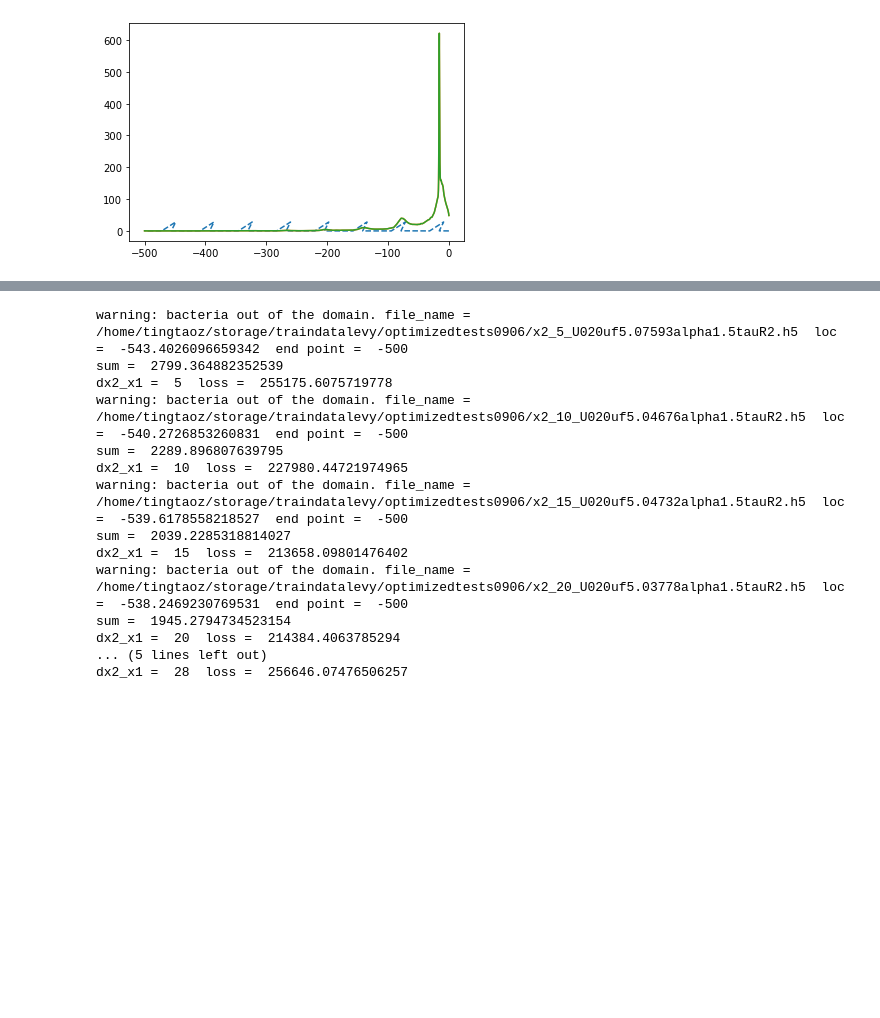
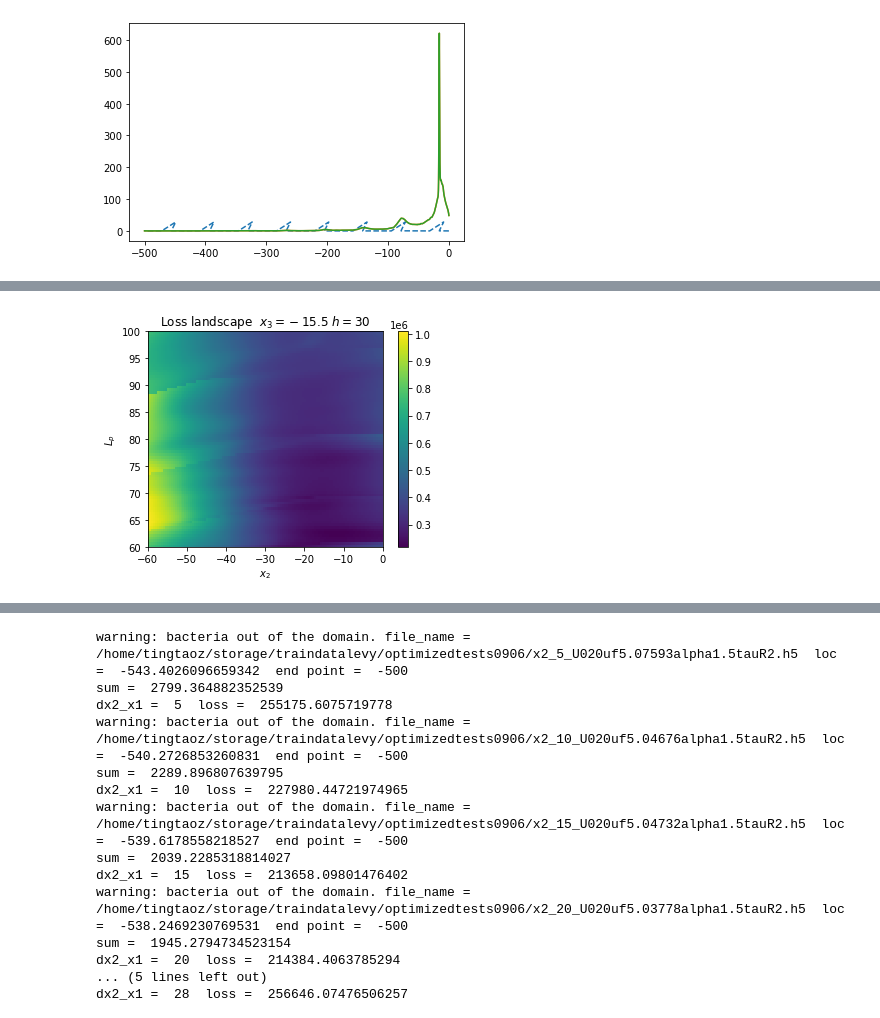
Before and after one commit to zongyi-li/Geo-FNO-catheter, a Jupyter notebook: data_analysis_length.ipynb, the cells around one changed output, grey strips where cells are left out. Drawn from its saved outputs; the diff is of its cells as text; code cells hidden in the pictures; blank space fills up the shorter version.

```diff
--- a/data_analysis_length.ipynb
+++ b/data_analysis_length.ipynb
@@ -215,24 +282,24 @@ plt.ylim([-30, 0])
 # %%
 # L_p, x2, x3, h
 # fix L_p, h
+# L_p, x1, x2, x3, h = 62.2564697265625,  -31.12823486328125, -11.565677642822266,
 
-x3, h = -15.5,  30.0
+
+x3, h = -15.864848136901855, 29.99827766418457
 x3, h =  torch.tensor(x3, dtype=torch.float), torch.tensor(h, dtype=torch.float)
 
-# 60.89578107 -30.44789053  -3.74659224 -15.23394195  28.72308896
-nx2, nx3 = 60*2+1, np.int64((L_p/2-15)*2+1)
-Lp_range = np.linspace(61, 249, 188*2 + 1)
-x2_range = np.linspace(-249, 0, 249*2 + 1)
+Lp_range = np.linspace(60, 100, 40*2 + 1)
+x2_range = np.linspace(-60, 0, 60*2 + 1)
 
 xx_mask = numpy.linspace(1.0, 0, N_s) * (-L_x)
 loss = np.zeros((len(x2_range), len(Lp_range)))
 for i in range(len(x2_range)):
     for j in range(len(Lp_range)):
         if Lp_range[j] + x2_range[i] < 0.0:
-            loss[i,j] = np.NaN
+            loss[i,j] = np.nan
         else:
             x2, Lp = torch.tensor(x2_range[i], dtype=torch.float), torch.tensor(Lp_range[j], dtype=torch.float)
-            X_Y, X, Y = catheter_mesh_1d_total_length(L_x, L_p, x2, x3, h, N_s)
+            X_Y, X, Y = catheter_mesh_1d_total_length(L_x, Lp, x2, x3, h, N_s)
 
             out = torch.exp(model(X_Y).squeeze()).detach().cpu().numpy()
             loss[i,j] = -np.dot(out, xx_mask)* L_x/N_s
@@ -257,0 +306,74 @@ Text(0.5, 1.0, 'Training data')
+# %%
+X, Y = np.meshgrid(x2_range ,Lp_range)
+plt.figure(figsize=(5,4))
+plt.pcolormesh(X, Y, loss.transpose())
+cbar = plt.colorbar()
+cbar.formatter.set_powerlimits((0, 0))
+plt.xlabel(r"$x_2$")
+plt.ylabel(r"$L_p$")
+plt.title("Loss landscape "+r" $x_3=-15.5 ~ h=30$")
+plt.tight_layout()
+plt.savefig("landscape-x2-Lp.pdf")
+
+
+plt.figure()
+plt.scatter(inputPara_raw[4,:], inputPara_raw[2,:])
+plt.xlabel(r"$x_2$")
+plt.ylabel(r"$L_p$")
+plt.title("Training data")
+# plt.ylim([-30, 0])
+
+
+
+fig = plt.figure(figsize=(4,3))
+ax = fig.add_subplot(111, projection='3d')
+ax.contour(X.T, Y.T, (loss), 10,  colors="black", linestyles="solid")
+
+ax.scatter([-11.565677642822266], [62.2564697265625], [(217993.265625)],  s=10, marker='.', color='r', zorder=3)
+ax.plot_surface(X.T, Y.T, (loss), rstride=1, cstride=1,
+                cmap='viridis', edgecolor='none', alpha=0.7, lw =0)
+ax.grid(False)
+
+ax.view_init(30, 30)
+ax.set_xticks([0, -30, -60])
+ax.tick_params(axis='x', which='major', pad=-4)
+ax.set_xlabel(r"$x_2$", labelpad=-5)
+ax.set_yticks([60, 80, 100])
+ax.tick_params(axis='y', which='major', pad=-4)
+ax.set_ylabel(r"$L_p$", labelpad=-5)
+
+ax.set_zticks([3e5, 6e5, 9e5])
+ax.tick_params(axis='z', which='major', pad=-4)
+
+ax.ticklabel_format(axis='z', style='scientific',  scilimits=(1,4), useMathText=True)
+fig.tight_layout()
+
+
+
+x1 = L_p.item()/2.0
+fig = plt.figure(figsize=(4,3))
+ax = fig.add_subplot(111, projection='3d')
+X += Y/2
+ax.contour(X.T, Y.T, (loss), 10,  colors="black", linestyles="solid")
+
+ax.scatter([-11.565677642822266 + x1], [62.2564697265625], [(217993.265625)],  s=10, marker='.', color='r', zorder=3)
+ax.plot_surface(X.T, Y.T, (loss), rstride=1, cstride=1,
+                cmap='viridis', edgecolor='none', alpha=0.7, lw =0)
+ax.grid(False)
+
+ax.view_init(30, 30)
+ax.set_xticks([30, 0, -30])
+ax.tick_params(axis='x', which='major', pad=-4)
+ax.set_xlabel(r"$s$", labelpad=-5)
+ax.set_yticks([60, 80, 100])
+ax.tick_params(axis='y', which='major', pad=-4)
+ax.set_ylabel(r"$d$", labelpad=-5)
+
+ax.set_zticks([3e5, 6e5, 9e5])
+ax.tick_params(axis='z', which='major', pad=-4)
+
+ax.ticklabel_format(axis='z', style='scientific',  scilimits=(1,4), useMathText=True)
+fig.tight_layout()
+fig.savefig("landscape-2.pdf")
+# %% [output]
+[figure, added]
```
Also changed, not shown: parts of 13 cells of this notebook, 4 other files.
